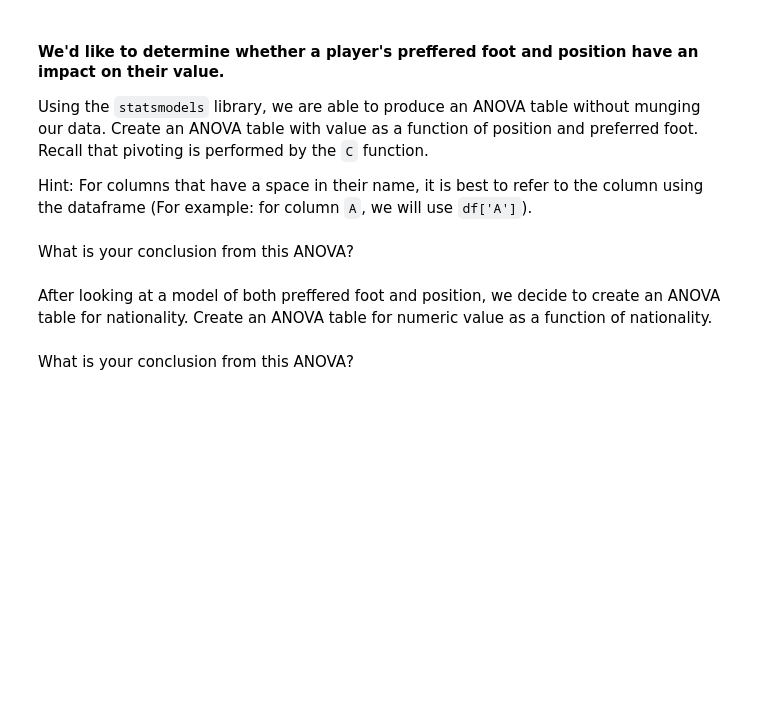
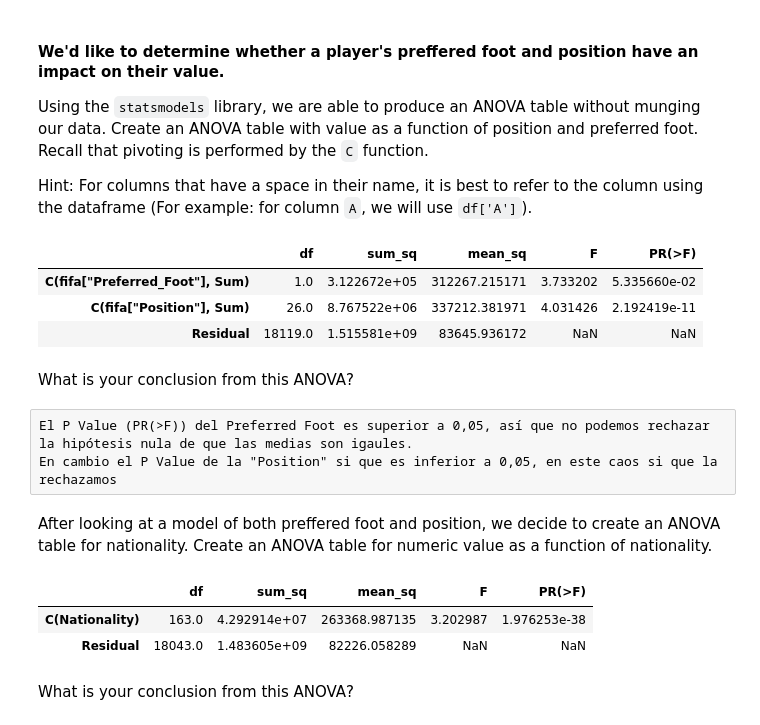
Before and after one commit to ta-datapt-bcn/lab-correlation-tests-with-scipy, a Jupyter notebook: your-code/main.ipynb, the cells around one changed output. Saved outputs shown, nothing was run; the diff lists cells and outputs as text; code cells hidden in the pictures; blank space fills up the shorter version.

```diff
--- a/your-code/main.ipynb
+++ b/your-code/main.ipynb
@@ -33,2 +97,13 @@ Hint: For columns that have a space in their name, it is best to refer to the co
+# %%
+model = ols(formula = 'fifa["ValueNumeric"]~C(fifa["Preferred_Foot"], Sum)+C(fifa["Position"], Sum)', data= fifa).fit()
+# %%
+aov_table = sm.stats.anova_lm(model)
+# %%
+aov_table
+# %% [output]
+|  | df | sum_sq | mean_sq | F | PR(>F) |
+| C(fifa["Preferred_Foot"], Sum) | 1.0 | 3.122672e+05 | 312267.215171 | 3.733202 | 5.335660e-02 |
+| C(fifa["Position"], Sum) | 26.0 | 8.767522e+06 | 337212.381971 | 4.031426 | 2.192419e-11 |
+| Residual | 18119.0 | 1.515581e+09 | 83645.936172 | NaN | NaN |
 # %% [markdown]
 What is your conclusion from this ANOVA?
@@ -37,2 +110,5 @@ What is your conclusion from this ANOVA?
+# %% [raw]
+El P Value (PR(>F)) del Preferred Foot es superior a 0,05, así que no podemos rechazar la hipótesis nula de que las medias son igaules.
+En cambio el P Value de la "Position" si que es inferior a 0,05, en este caos si que la rechazamos
 # %% [markdown]
 After looking at a model of both preffered foot and position, we decide to create an ANOVA table for nationality. Create an ANOVA table for numeric value as a function of nationality.
@@ -41,3 +119,9 @@ After looking at a model of both preffered foot and position, we decide to creat
+# %%
+aov_table2
+# %% [output]
+|  | df | sum_sq | mean_sq | F | PR(>F) |
+| C(Nationality) | 163.0 | 4.292914e+07 | 263368.987135 | 3.202987 | 1.976253e-38 |
+| Residual | 18043.0 | 1.483605e+09 | 82226.058289 | NaN | NaN |
 # %% [markdown]
 What is your conclusion from this ANOVA?
 # %% [markdown]
```
Also changed, not shown: parts of 36 cells of this notebook, 1 other file.
